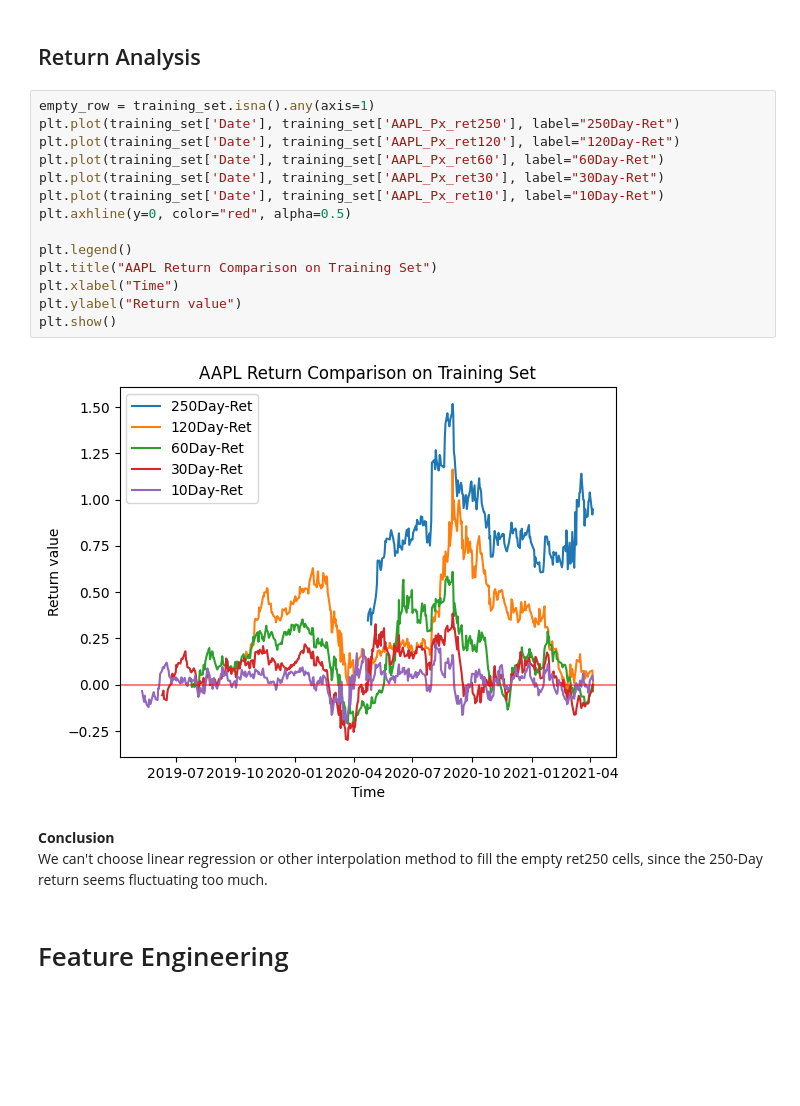
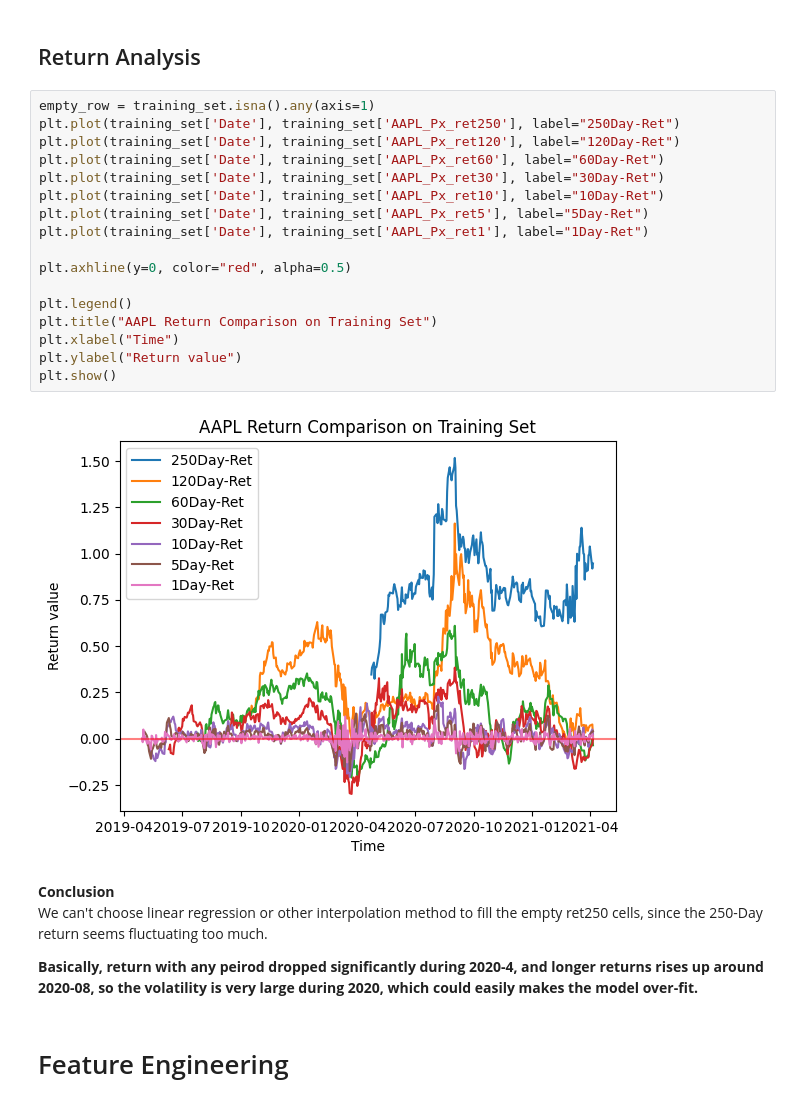
Before and after one commit to ShiweiHe0713/RegressionBased-ESG_Company_Trading, a Jupyter notebook: modeling.ipynb, the cells around one changed output. Cells and saved outputs as stored; diff of their text form; blank space fills up the shorter version.

```diff
--- a/modeling.ipynb
+++ b/modeling.ipynb
@@ -77,22 +77,27 @@ holdout_set = df[df['Date'] > split_ts]
 # %%
 empty_row = training_set.isna().any(axis=1)
 plt.plot(training_set['Date'], training_set['AAPL_Px_ret250'], label="250Day-Ret")
 plt.plot(training_set['Date'], training_set['AAPL_Px_ret120'], label="120Day-Ret")
 plt.plot(training_set['Date'], training_set['AAPL_Px_ret60'], label="60Day-Ret")
 plt.plot(training_set['Date'], training_set['AAPL_Px_ret30'], label="30Day-Ret")
 plt.plot(training_set['Date'], training_set['AAPL_Px_ret10'], label="10Day-Ret")
+plt.plot(training_set['Date'], training_set['AAPL_Px_ret5'], label="5Day-Ret")
+plt.plot(training_set['Date'], training_set['AAPL_Px_ret1'], label="1Day-Ret")
+
 plt.axhline(y=0, color="red", alpha=0.5)
 
 plt.legend()
 plt.title("AAPL Return Comparison on Training Set")
 plt.xlabel("Time")
 plt.ylabel("Return value")
 plt.show()
 # %% [output]
-[figure, old version]
+[figure, new version]
 # %% [markdown]
 **Conclusion** <br>
-We can't choose linear regression or other interpolation method to fill the empty ret250 cells, since the 250-Day return seems fluctuating too much.
+We can't choose linear regression or other interpolation method to fill the empty ret250 cells, since the 250-Day return seems fluctuating too much. <br>
+
+**Basically, return with any peirod dropped significantly during 2020-4, and longer returns rises up around 2020-08, so the volatility is very large during 2020, which could easily makes the model over-fit.**
 # %% [markdown]
 # Feature Engineering
 # %%
```
Also changed, not shown: parts of 6 cells of this notebook, 2 other files.
